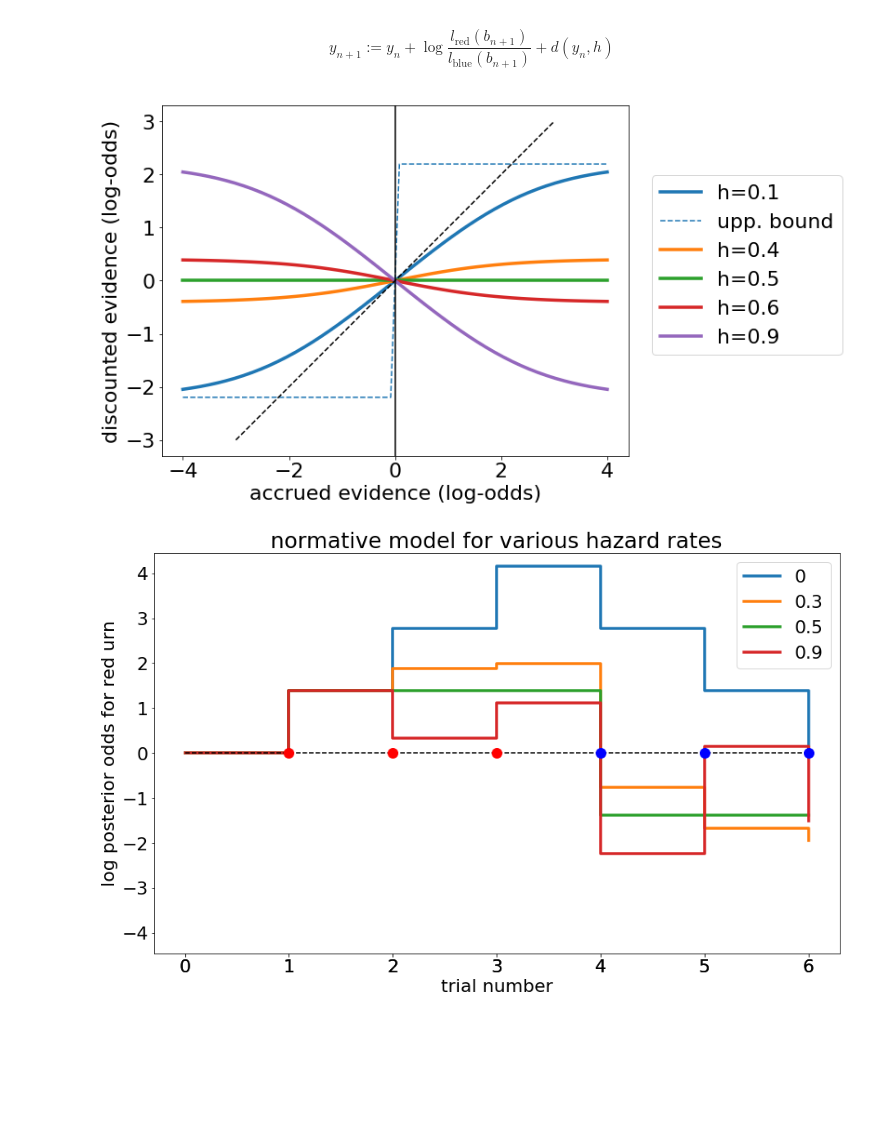
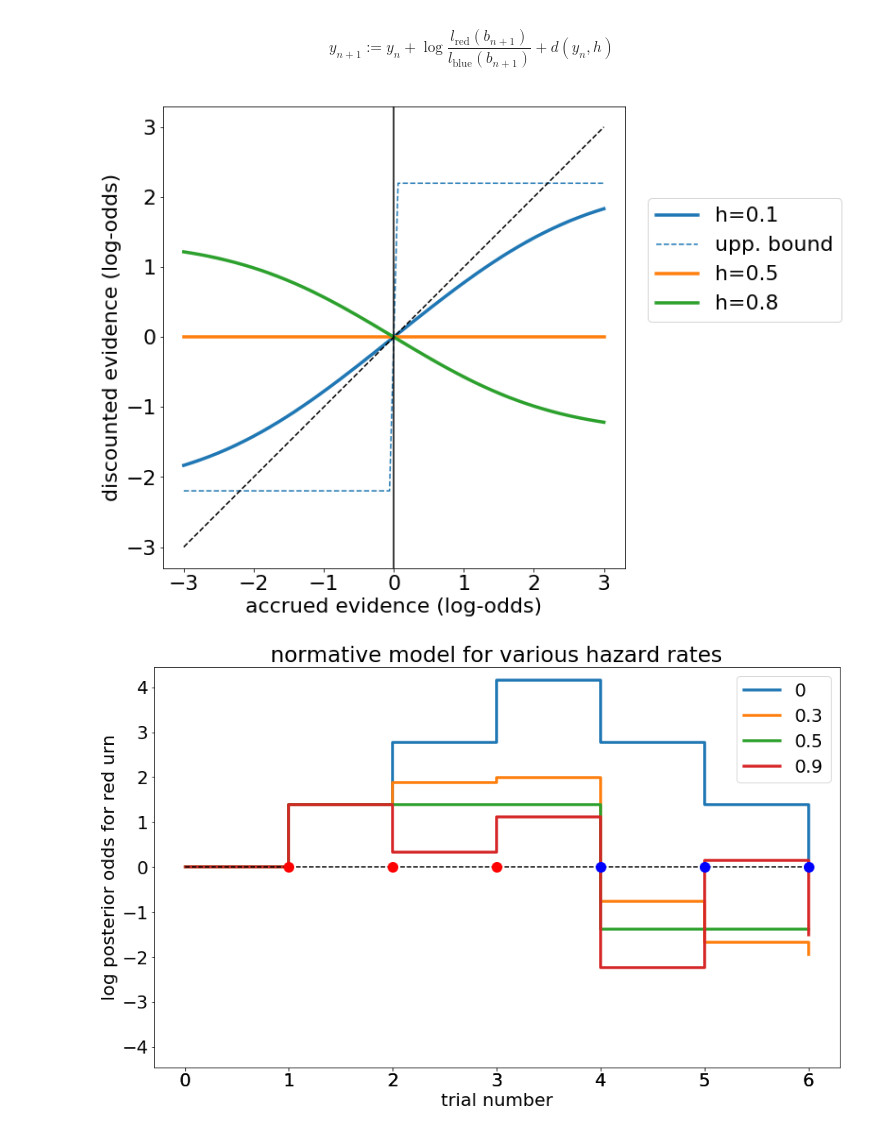
Before and after one commit to TheGoldLab/Lab_Tutorials, a Jupyter notebook: normative_2AFC/Normative 2AFC Decision-Making.ipynb, the cells around one changed output. Cells and saved outputs as stored; diff of their text form; code cells hidden in the pictures; blank space fills up the shorter version.

```diff
--- a/normative_2AFC/Normative 2AFC Decision-Making.ipynb
+++ b/normative_2AFC/Normative 2AFC Decision-Making.ipynb
@@ -138,7 +138,7 @@ def plot_logodds_and_beads(beads, prior=(0.5, 0.5), posterior_prob='red'):
     discrimination_posterior = [d[0] for d in discrimination_decisions]
     discrimination_posterior.insert(0, mmx.posterior_to_log_odds(dm.sources_prior))
     posterior_to_plot = np.array(discrimination_posterior)
-
+two-sample
     if posterior_prob == 'blue':
         posterior_to_plot = - posterior_to_plot
 
@@ -229,9 +231,9 @@ def illustrate_discounting(h, evidence_range=(-5, 5)):
     plt.ylabel("discounted evidence (log-odds)")
     plt.gca().set_aspect('equal', adjustable='box')
 # %%
-illustrate_discounting([0.1, 0.4, 0.5, 0.6, 0.9], evidence_range=(-4, 4))
+illustrate_discounting([0.1, .5, .8], evidence_range=(-3, 3))
 # %% [output]
-[figure, old version]
+[figure, new version]
 # %%
 def plot_discounting_and_beads(beads, hazards, prior=(0.5, 0.5), posterior_prob='red'):
     """
```
Also changed, not shown: parts of 1 cell of this notebook.
